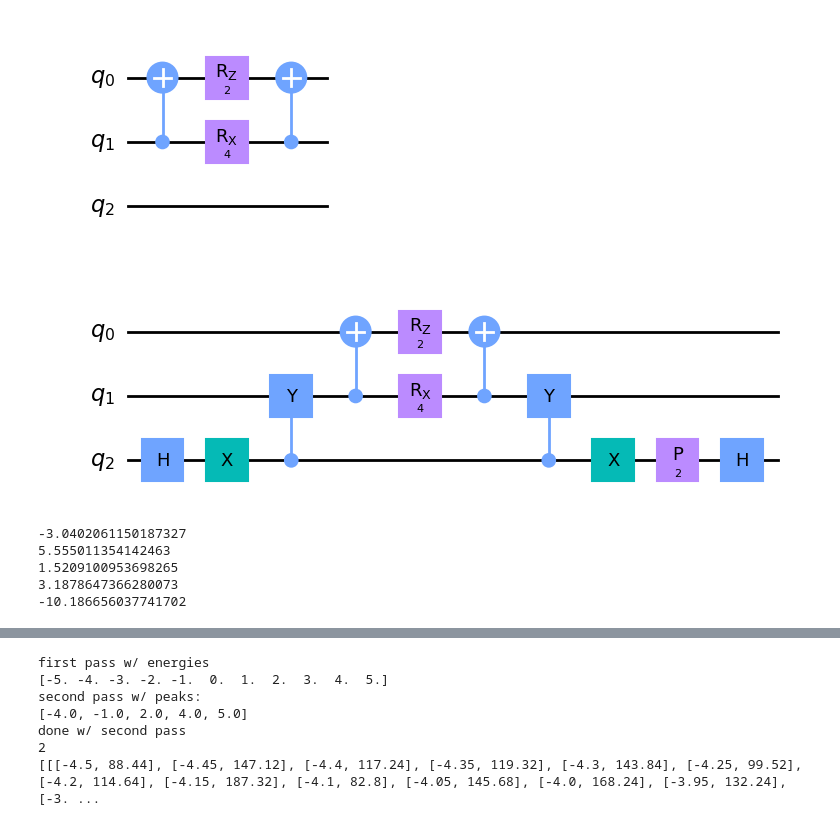
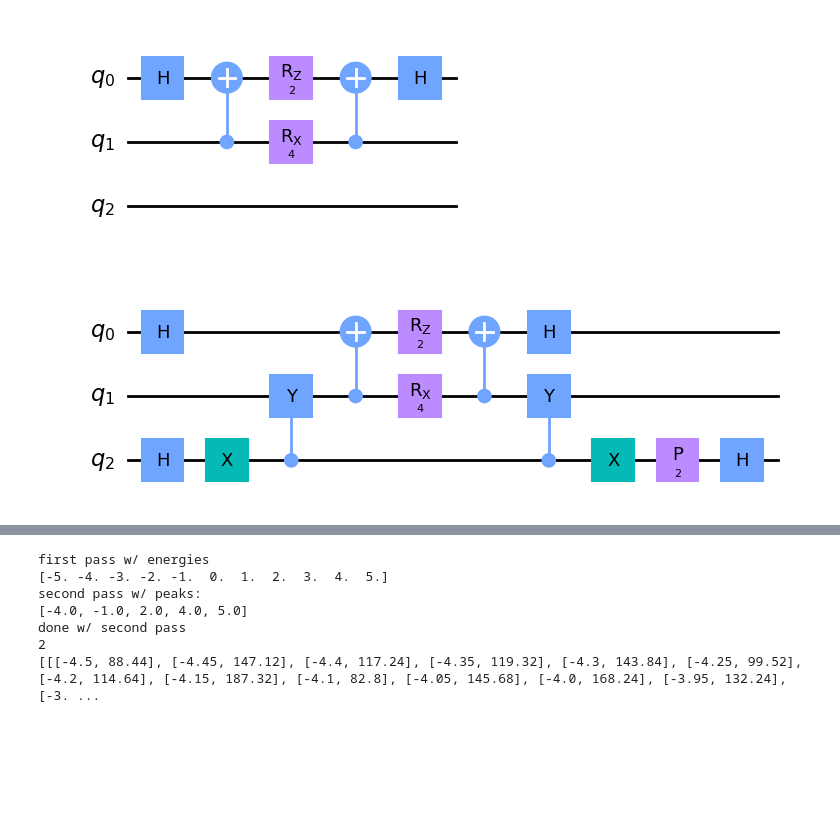
Before and after one commit to constantlyPlanck/2QubitRodeo, a Jupyter notebook: 2Qubit.ipynb, the cells around one changed output, grey strips where cells are left out. Cells and saved outputs as stored; diff of their text form; code cells hidden in the pictures; blank space fills up the shorter version.

```diff
--- a/2Qubit.ipynb
+++ b/2Qubit.ipynb
@@ -46,28 +50,28 @@ ibmq_jakarta
 # %%
 #turn on hadamards to get all 4 states present
 def make_cont_sys_circ(inTime, xMod, zMod):
     temp = QuantumCircuit(3)
 
-    # temp.h(0)
+    temp.h(0)
 
     temp.cx(1, 0)
 
     temp.rx(2 * xMod * inTime, 1)
     temp.rz(2 * zMod * inTime, 0)
 
     temp.cx(1, 0)
 
-    # temp.h(0)
+    temp.h(0)
 
     return temp
 
 temp = QuantumCircuit(3)
 
 temp.compose(make_cont_sys_circ(1, 2, 1), [0, 1, 2], inplace=True)
 
 temp.draw('mpl')
 # %% [output]
-[figure, old version]
+[figure, new version]
 # %%
 def make_cycle(time, ETarget, xMod, zMod):
     cycle = QuantumCircuit(3)
@@ -92,24 +96,4 @@ test = QuantumCircuit(3)
 test.compose(make_cycle(1, 1, 2, 1), [0, 1, 2], inplace=True)
 test.draw('mpl')
 # %% [output]
-[figure, old version]
+[figure, new version]
-# %%
-#TODO: Find way to gaurantee low overlap
-
-t1 = np.random.normal(0, 5)
-t2 = np.random.normal(0, 5)
-t3 = np.random.normal(0, 5)
-t4 = np.random.normal(0, 5)
-t5 = np.random.normal(0, 5)
-
-print(t1)
-print(t2)
-print(t3)
-print(t4)
-print(t5)
-# %% [output]
--3.0402061150187327
-5.555011354142463
-1.5209100953698265
-3.1878647366280073
--10.186656037741702
```
Also changed, not shown: parts of 19 cells of this notebook.
